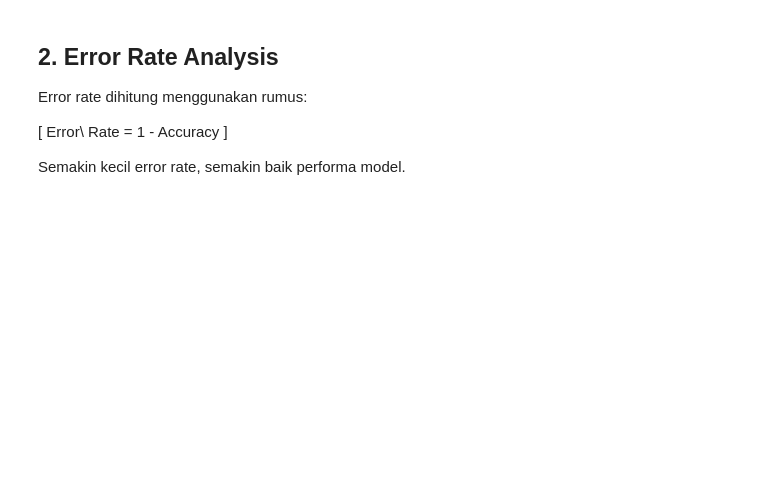
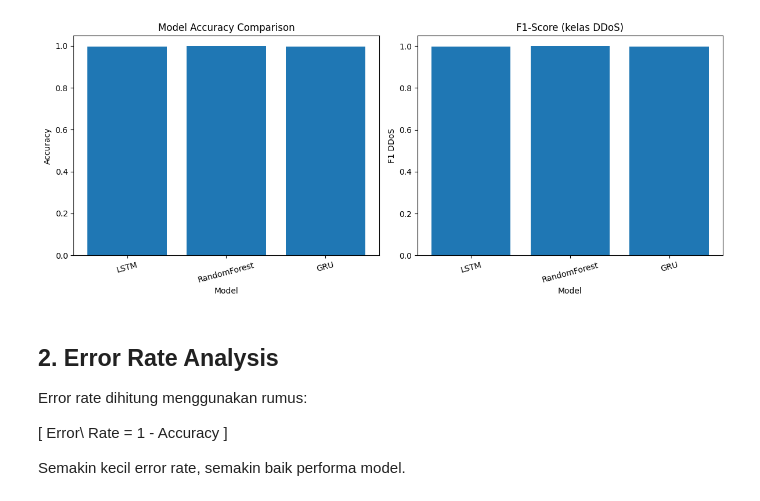
Before and after one commit to calvinkatoroy/tugas-akhir-ai-kel-06, a Jupyter notebook: notebooks/09_error_analysis.ipynb, the cells around one changed output. Saved outputs shown, nothing was run; the diff lists cells and outputs as text; code cells hidden in the pictures; blank space fills up the shorter version.

```diff
--- a/notebooks/09_error_analysis.ipynb
+++ b/notebooks/09_error_analysis.ipynb
@@ -41,23 +72,22 @@ comparison_df
 # %%
-# Visualisasi Accuracy Comparison
+fig, axes = plt.subplots(1, 2, figsize=(12, 5))
 
-if 'accuracy' in comparison_df.columns:
-    metric_col = 'accuracy'
-elif 'Accuracy' in comparison_df.columns:
-    metric_col = 'Accuracy'
-else:
-    metric_col = comparison_df.columns[1]
+axes[0].bar(comparison_df[model_col], comparison_df[metric_col])
+axes[0].set_xlabel("Model")
+axes[0].set_ylabel("Accuracy")
+axes[0].set_title("Model Accuracy Comparison")
+axes[0].tick_params(axis="x", rotation=15)
 
-model_col = comparison_df.columns[0]
+axes[1].bar(comparison_df[model_col], comparison_df["f1_ddos"])
+axes[1].set_xlabel("Model")
+axes[1].set_ylabel("F1 DDoS")
+axes[1].set_title("F1-Score (kelas DDoS)")
+axes[1].tick_params(axis="x", rotation=15)
 
-plt.figure(figsize=(8,5))
-plt.bar(comparison_df[model_col], comparison_df[metric_col])
-
-plt.xlabel("Model")
-plt.ylabel(metric_col)
-plt.title("Model Accuracy Comparison")
-
+plt.tight_layout()
 plt.show()
+# %% [output]
+[figure, added]
 # %% [markdown]
 ## 2. Error Rate Analysis
 
```
Also changed, not shown: parts of 23 cells of this notebook, 2 other files.
